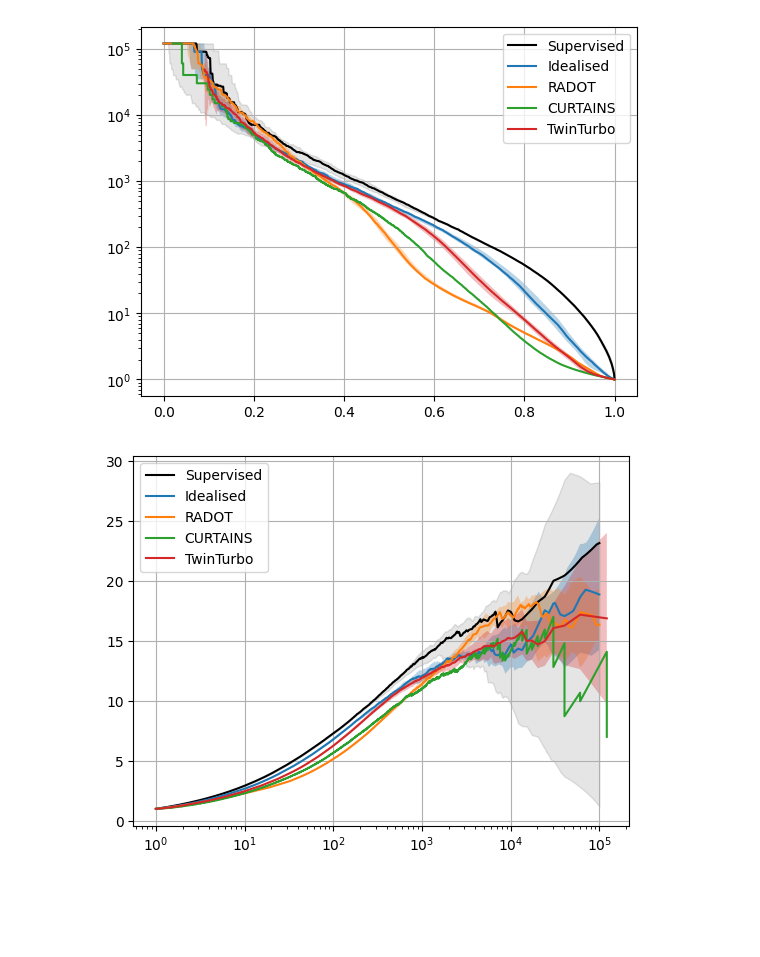
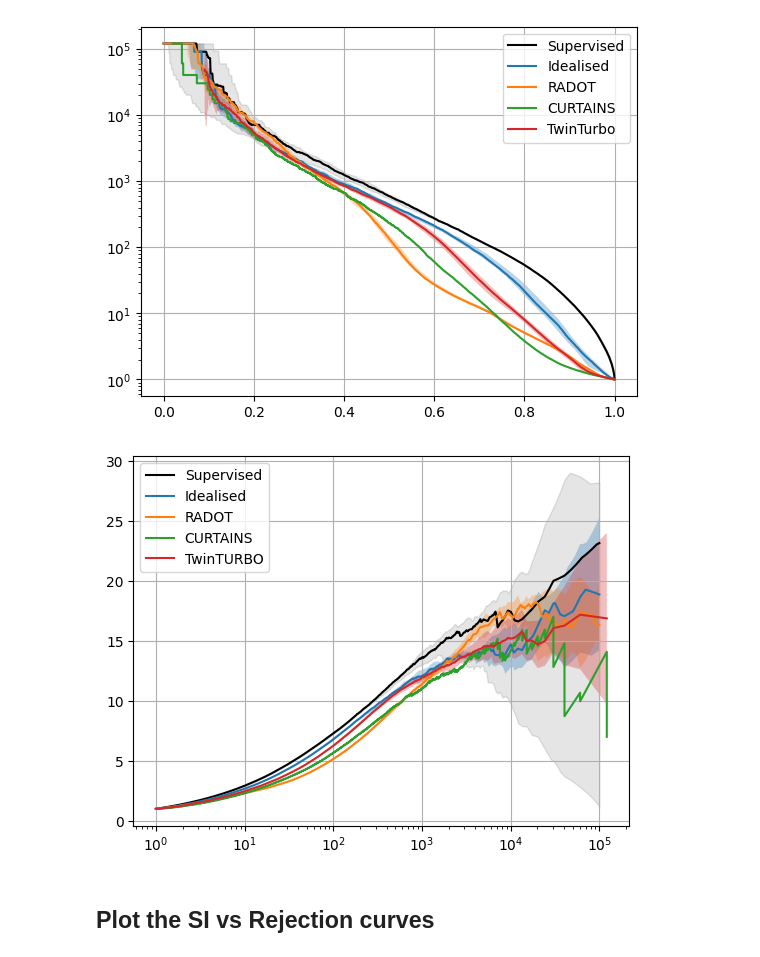
Before and after one commit to IvanOleksiyuk/transit-hep, a Jupyter notebook: twinturbo/scripts/final_plots.ipynb, the cells around one changed output. Drawn from its saved outputs; the diff is of its cells as text; code cells hidden in the pictures; blank space fills up the shorter version.

```diff
--- a/twinturbo/scripts/final_plots.ipynb
+++ b/twinturbo/scripts/final_plots.ipynb
@@ -4,8 +4,8 @@ import matplotlib.pyplot as plt
 import numpy as np
 # %%
 # load my curves
-my_curver_rej = np.load("/home/users/o/oleksiyu/WORK/hyperproject/TT_reco_cons0.001_smls0.0001_advII6S4s_LCRF_2048b_lr2-4_dl/plots/compare/TwinTurbo_rejection_v_TPR_comb_seeds_CWOLA.npy")
-my_curve_sic = np.load("/home/users/o/oleksiyu/WORK/hyperproject/TT_reco_cons0.001_smls0.0001_advII6S4s_LCRF_2048b_lr2-4_dl/plots/compare/TwinTurbo_SI_v_rej_comb_seeds_CWOLA.npy")
+my_curver_rej = np.load("/home/users/o/oleksiyu/WORK/hyperproject/user/TT_reco_cons0.001_smls0.0001_advII6S4s_LCRF_2048b_lr2-4_dl/plots/compare/TwinTurbo_rejection_v_TPR_comb_seeds_CWOLA.npy")
+my_curve_sic = np.load("/home/users/o/oleksiyu/WORK/hyperproject/user/TT_reco_cons0.001_smls0.0001_advII6S4s_LCRF_2048b_lr2-4_dl/plots/compare/TwinTurbo_SI_v_rej_comb_seeds_CWOLA.npy")
 print(my_curver_rej)
 # %% [output]
 [[0.00000000e+00 1.32803888e-05 3.98411665e-05 ... 9.99973439e-01
@@ -101,18 +81,18 @@ plt.savefig("/home/users/o/oleksiyu/WORK/hyperproject/plots/final2/inverse_rej.p
 # %%
 plt.figure()
 plt.plot(super_sic["x"], super_sic["y_center"], label="Supervised", color="black")
 plt.fill_between(super_sic["x"], super_sic["y_down"], super_sic["y_up"], alpha=0.1, color="black")
 plt.plot(ideal_sic["x"], ideal_sic["y_center"], label="Idealised")
 plt.fill_between(ideal_sic["x"], ideal_sic["y_down"], ideal_sic["y_up"], alpha=0.3)
 plt.plot(radot2["rejection"], radot2["tpr_center"], label="RADOT")
 plt.fill_between(radot2["rejection"], radot2["tpr_down"], radot2["tpr_up"], alpha=0.3)
 plt.plot(curtains_sic[0], curtains_sic[1], label="CURTAINS")
 plt.fill_between(curtains_sic[0], curtains_sic[1]-0, curtains_sic[1]+0, alpha=0.3)
-plt.plot(my_curve_sic[0], my_curve_sic[1], label="TwinTurbo")
+plt.plot(my_curve_sic[0], my_curve_sic[1], label="TwinTURBO")
 plt.fill_between(my_curve_sic[0], my_curve_sic[1]-my_curve_sic[2], my_curve_sic[1]+my_curve_sic[2], alpha=0.3)
 plt.xscale("log")
 plt.grid()
 plt.legend()
 plt.savefig("/home/users/o/oleksiyu/WORK/hyperproject/plots/final2/SIC.png")
 # %% [output]
-[figure, old version]
+[figure, new version]
@@ -118,0 +126,2 @@ plt.savefig("/home/users/o/oleksiyu/WORK/hyperproject/plots/final2/SIC.png")
+# %% [markdown]
+## Plot the SI vs Rejection curves
```
Also changed, not shown: parts of 10 cells of this notebook, 22 other files.
